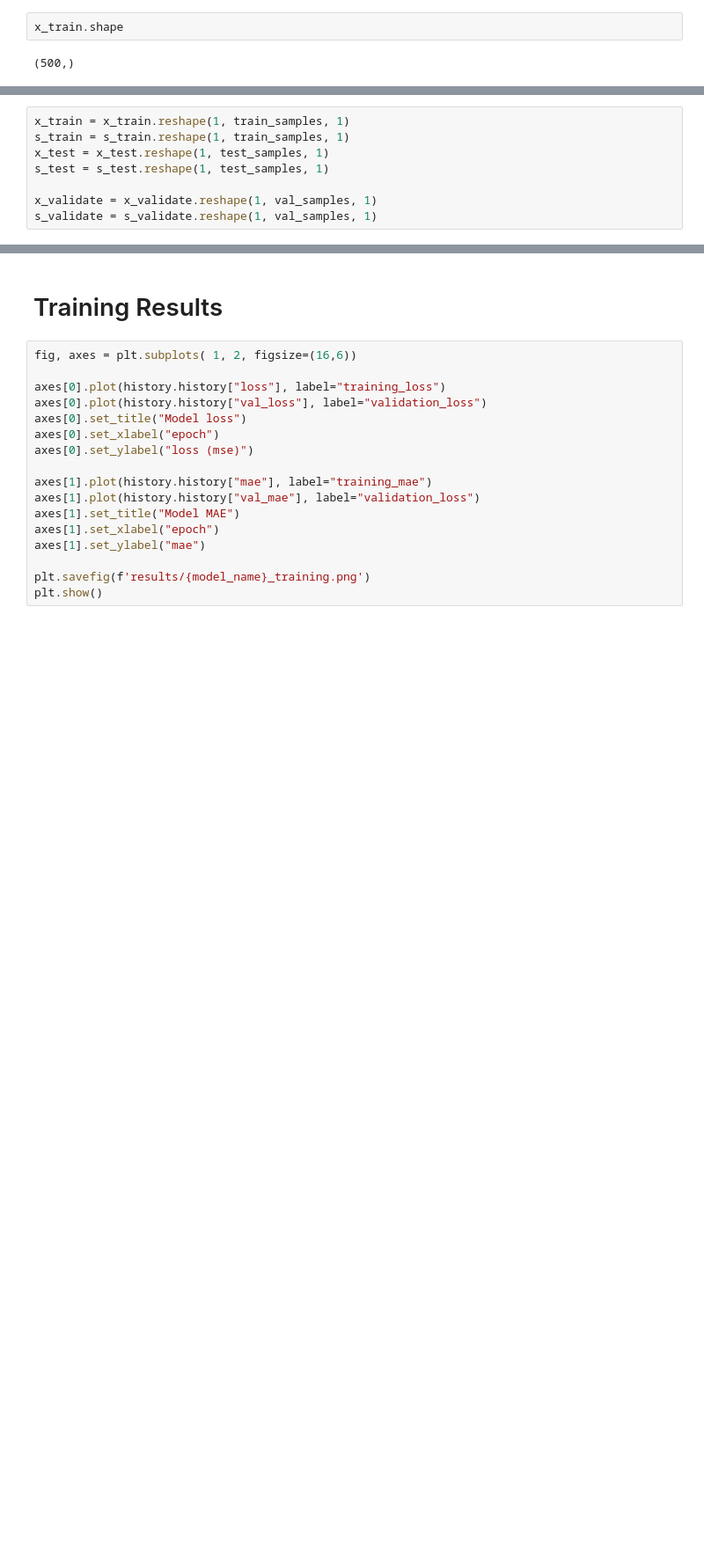
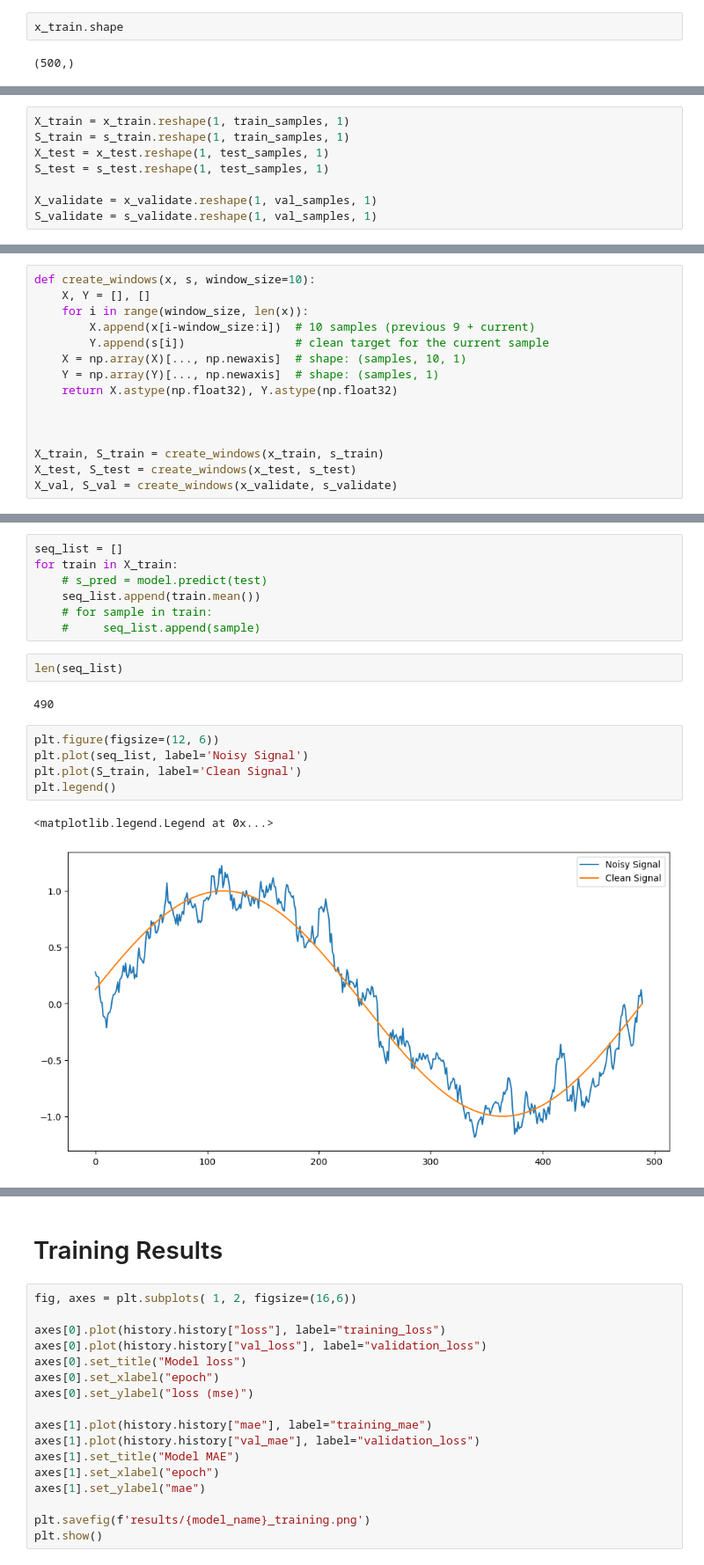
Before and after one commit to Paakallo/ML_Filter, a Jupyter notebook: train.ipynb, the cells around one changed output, grey strips where cells are left out. Shown at 88% size. Cells and saved outputs as stored; diff of their text form; blank space fills up the shorter version.

```diff
--- a/train.ipynb
+++ b/train.ipynb
@@ -40,9 +39,9 @@ x_train.shape
 # %%
-x_train = x_train.reshape(1, train_samples, 1)
-s_train = s_train.reshape(1, train_samples, 1)
-x_test = x_test.reshape(1, test_samples, 1)
-s_test = s_test.reshape(1, test_samples, 1)
+X_train = x_train.reshape(1, train_samples, 1)
+S_train = s_train.reshape(1, train_samples, 1)
+X_test = x_test.reshape(1, test_samples, 1)
+S_test = s_test.reshape(1, test_samples, 1)
 
-x_validate = x_validate.reshape(1, val_samples, 1)
-s_validate = s_validate.reshape(1, val_samples, 1)
+X_validate = x_validate.reshape(1, val_samples, 1)
+S_validate = s_validate.reshape(1, val_samples, 1)
 # %%
@@ -50,2 +49,17 @@ x_train.shape
 # %% [output]
 (1, 500, 1)
+# %%
+def create_windows(x, s, window_size=10):
+    X, Y = [], []
+    for i in range(window_size, len(x)):
+        X.append(x[i-window_size:i])  # 10 samples (previous 9 + current)
+        Y.append(s[i])                # clean target for the current sample
+    X = np.array(X)[..., np.newaxis]  # shape: (samples, 10, 1)
+    Y = np.array(Y)[..., np.newaxis]  # shape: (samples, 1)
+    return X.astype(np.float32), Y.astype(np.float32)
+
+
+
+X_train, S_train = create_windows(x_train, s_train)
+X_test, S_test = create_windows(x_test, s_test)
+X_val, S_val = create_windows(x_validate, s_validate)
@@ -52 +72,20 @@ x_train.shape
+# %%
+seq_list = []
+for train in X_train:
+    # s_pred = model.predict(test)
+    seq_list.append(train.mean())
+    # for sample in train:
+    #     seq_list.append(sample)
+# %%
+len(seq_list)
+# %% [output]
+490
+# %%
+plt.figure(figsize=(12, 6))
+plt.plot(seq_list, label='Noisy Signal')
+plt.plot(S_train, label='Clean Signal')
+plt.legend()
+# %% [output]
+<matplotlib.legend.Legend at 0x...>
+[figure, added]
 # %%
```
Also changed, not shown: parts of 30 cells of this notebook, 1 other file.
